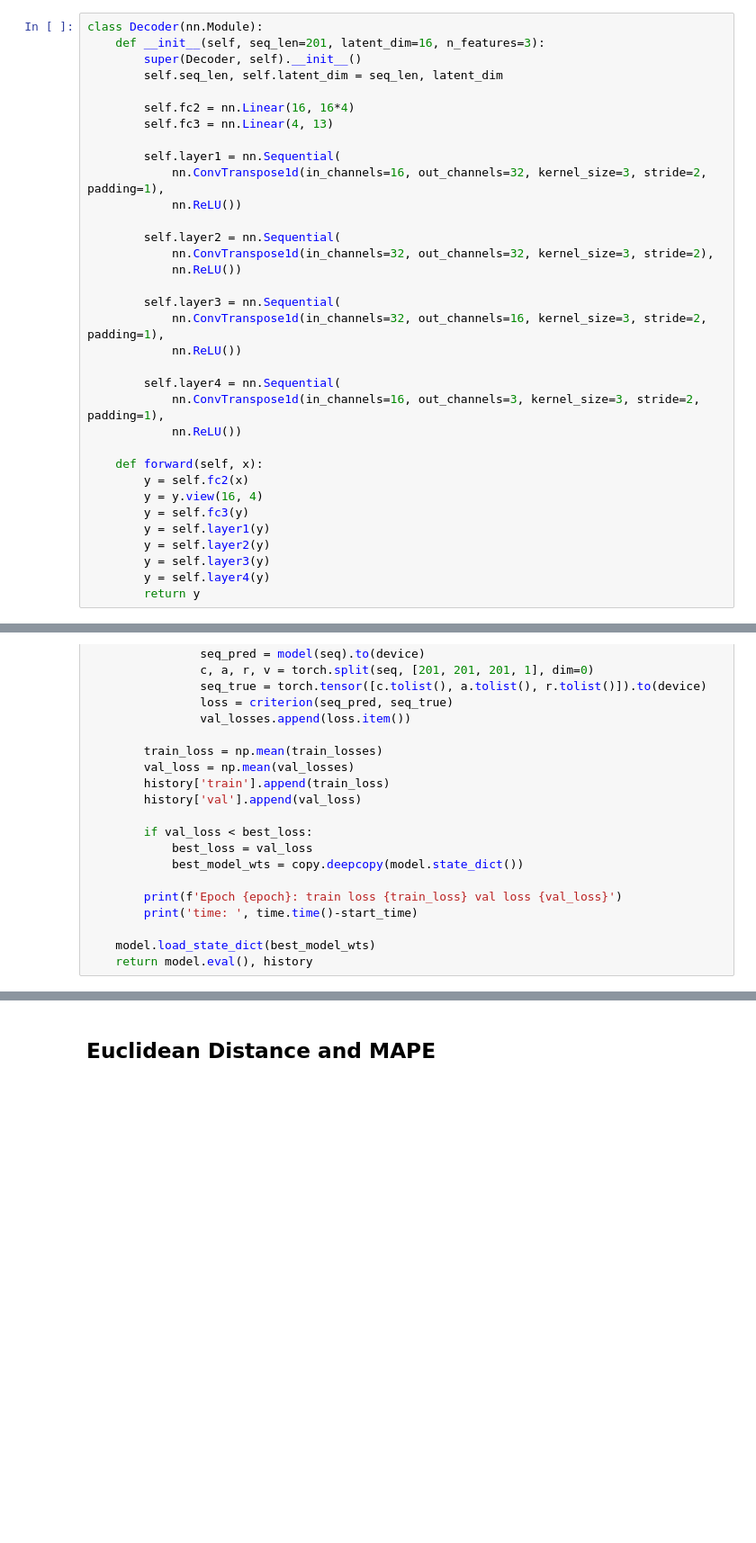
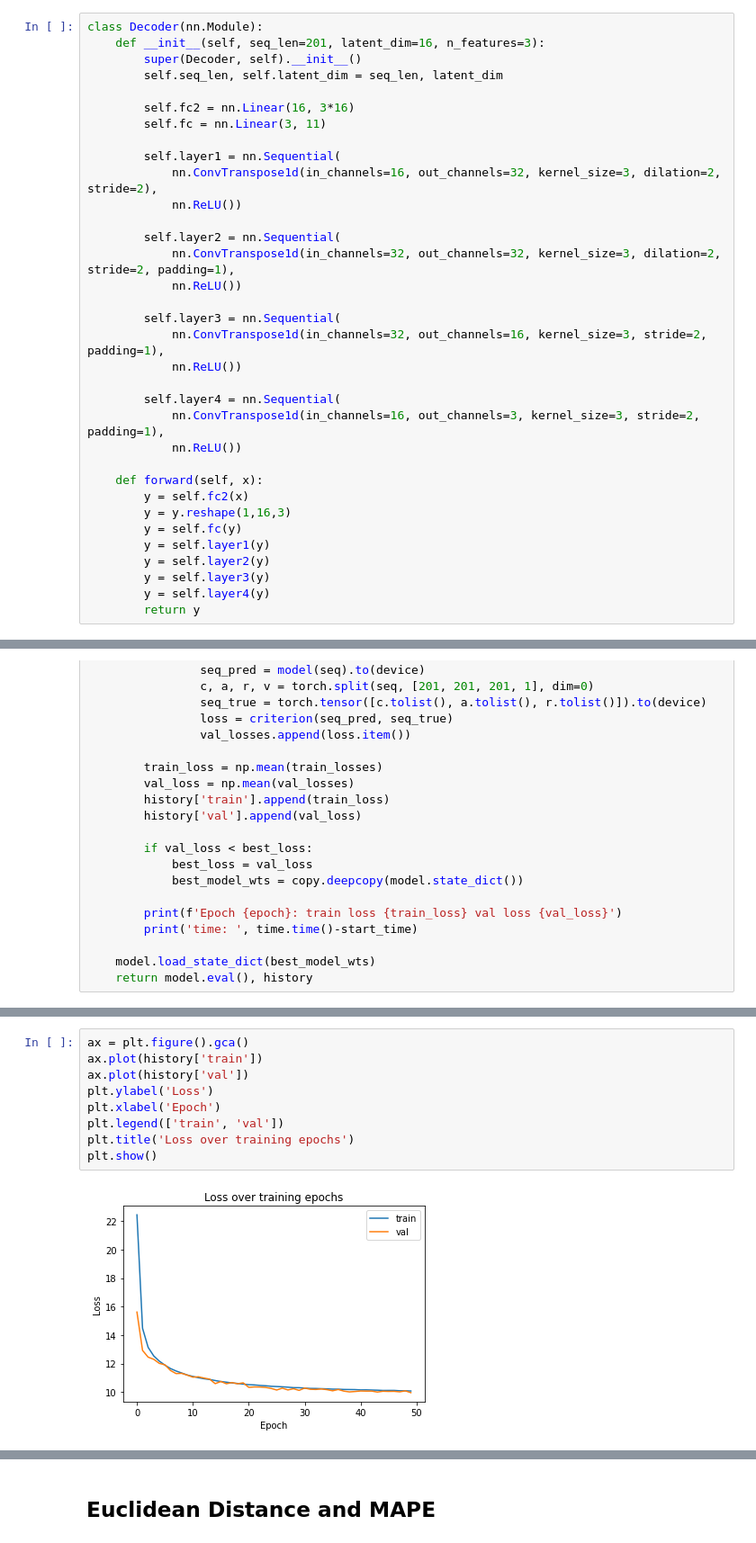
Before and after one commit to Imchengliang/autoencoder-as-summary-statistics-for-likelihood-free-parameter-inference, a Jupyter notebook: tcn_autoencoder.ipynb, the cells around one changed output, grey strips where cells are left out. Shown: that part at 90% size. Cells and saved outputs as stored; diff of their text form; blank space fills up the shorter version.

```diff
--- a/tcn_autoencoder.ipynb
+++ b/tcn_autoencoder.ipynb
@@ -368,15 +354,15 @@ class Decoder(nn.Module):
         super(Decoder, self).__init__()
         self.seq_len, self.latent_dim = seq_len, latent_dim
 
-        self.fc2 = nn.Linear(16, 16*4)
-        self.fc3 = nn.Linear(4, 13)
+        self.fc2 = nn.Linear(16, 3*16)
+        self.fc = nn.Linear(3, 11)
 
         self.layer1 = nn.Sequential(
-            nn.ConvTranspose1d(in_channels=16, out_channels=32, kernel_size=3, stride=2, padding=1),
+            nn.ConvTranspose1d(in_channels=16, out_channels=32, kernel_size=3, dilation=2, stride=2),
             nn.ReLU())
 
         self.layer2 = nn.Sequential(
-            nn.ConvTranspose1d(in_channels=32, out_channels=32, kernel_size=3, stride=2),
+            nn.ConvTranspose1d(in_channels=32, out_channels=32, kernel_size=3, dilation=2, stride=2, padding=1),
             nn.ReLU())
 
         self.layer3 = nn.Sequential(
@@ -389,8 +375,8 @@ class Decoder(nn.Module):
 
     def forward(self, x):
         y = self.fc2(x)
-        y = y.view(16, 4)
-        y = self.fc3(y)
+        y = y.reshape(1,16,3)
+        y = self.fc(y)
         y = self.layer1(y)
         y = self.layer2(y)
         y = self.layer3(y)
@@ -494,3 +479,14 @@ time:  23.73805284500122
+# %%
+ax = plt.figure().gca()
+ax.plot(history['train'])
+ax.plot(history['val'])
+plt.ylabel('Loss')
+plt.xlabel('Epoch')
+plt.legend(['train', 'val'])
+plt.title('Loss over training epochs')
+plt.show()
+# %% [output]
+[figure, added]
 # %%
 #with open('tcn_100_100_history.json', 'w') as f:
     #json.dump(history, f)
```
Also changed, not shown: parts of 13 cells of this notebook, 12 other files.
